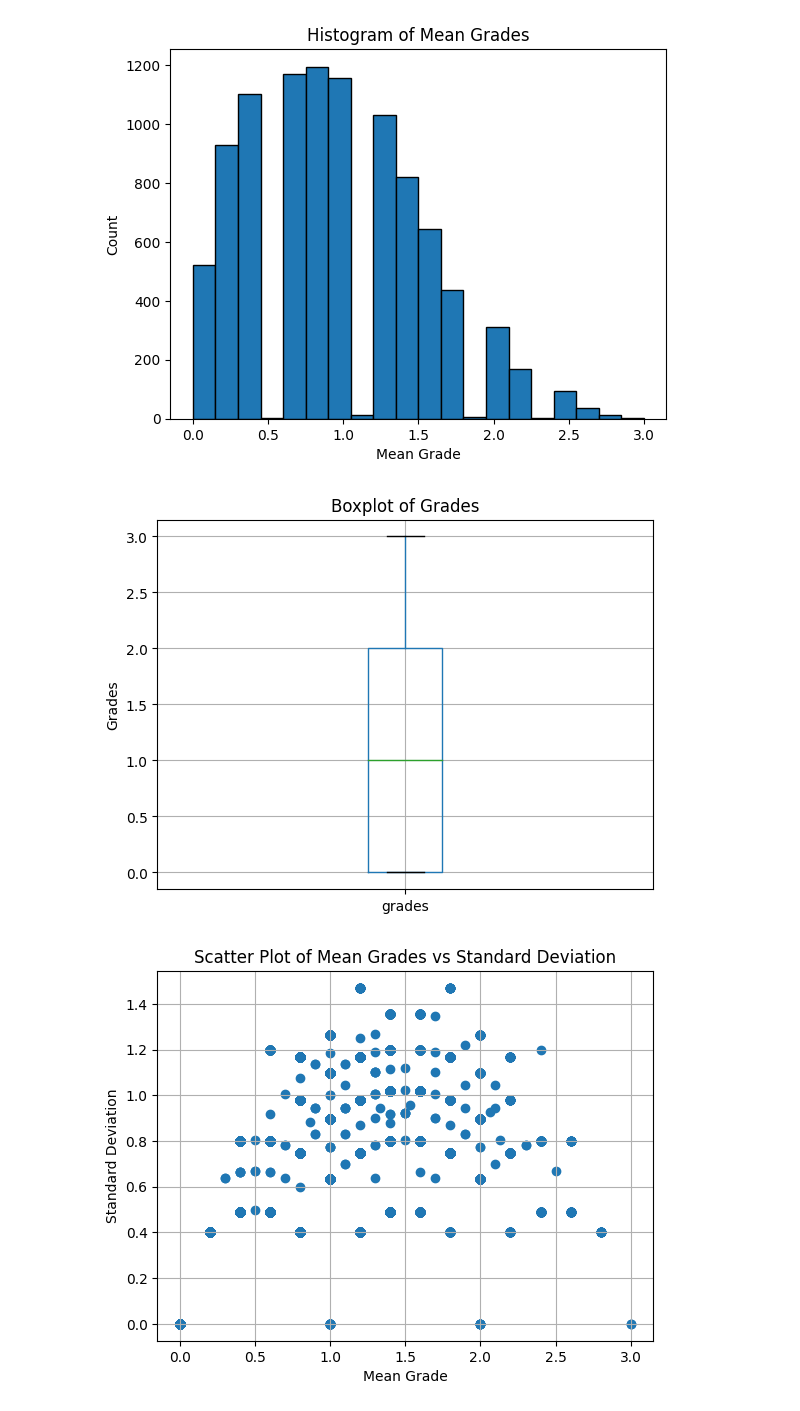
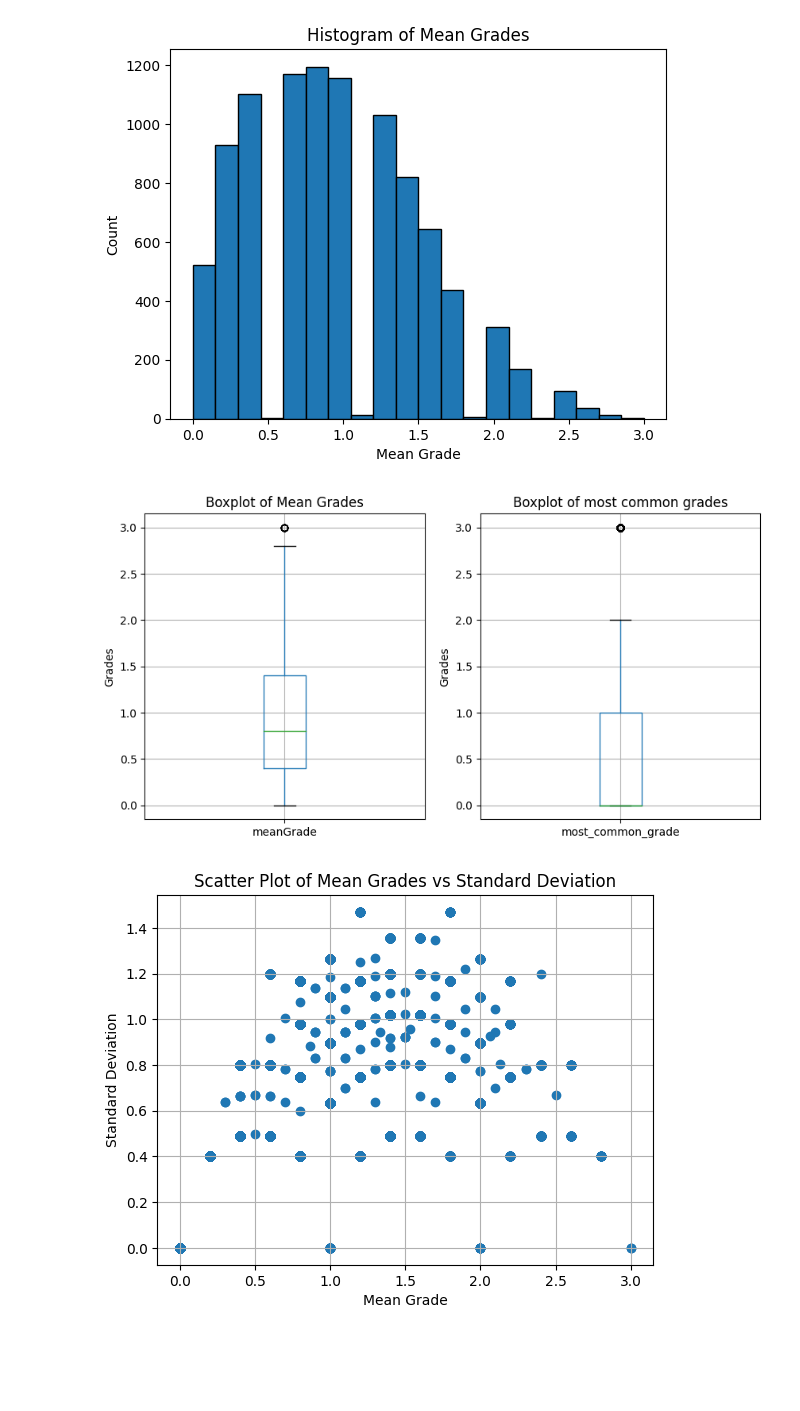
Before and after one commit to gabriel-marinkovic/tar-project, a Jupyter notebook: data_visualisation.ipynb, the cells around one changed output. Saved outputs shown, nothing was run; the diff lists cells and outputs as text; code cells hidden in the pictures; blank space fills up the shorter version.

Commit message:
more visualisations, pptx, new idea

```diff
--- a/data_visualisation.ipynb
+++ b/data_visualisation.ipynb
@@ -33,0 +8,3 @@ df['grades_max_5'] = df['grades'].apply(lambda x: np.quantile(sorted(x), [0.0, 0
+# %%
+from data import *
+train_df, val_df, test_df = make_base_dataset()
@@ -43,17 +24,24 @@ plt.show()
 # %%
 # Flatten the grades data
 flat_data = df.explode('grades')
 
 # Convert 'grades' to numeric
 flat_data['grades'] = pd.to_numeric(flat_data['grades'])
 
 # Boxplot of grades
-flat_data.boxplot(column='grades')
-plt.title('Boxplot of Grades')
-plt.ylabel('Grades')
+fig, ax = plt.subplots(1, 2)
+fig.set_size_inches(10, 5)
+
+flat_data.boxplot(column='meanGrade', ax=ax[0])
+ax[0].set_title('Boxplot of Mean Grades')
+ax[0].set_ylabel('Grades')
+
+flat_data.boxplot(column='most_common_grade', ax=ax[1])
+ax[1].set_title('Boxplot of most common grades')
+ax[1].set_ylabel('Grades')
 plt.show()
 # %% [output]
-[figure, old version]
+[figure, new version]
 # %%
 # 3. Scatter plot of mean grades vs standard deviation of grades
 plt.scatter(df['meanGrade'], df['stddev'])
```
Also changed, not shown: parts of 15 cells of this notebook, 3 other files.
